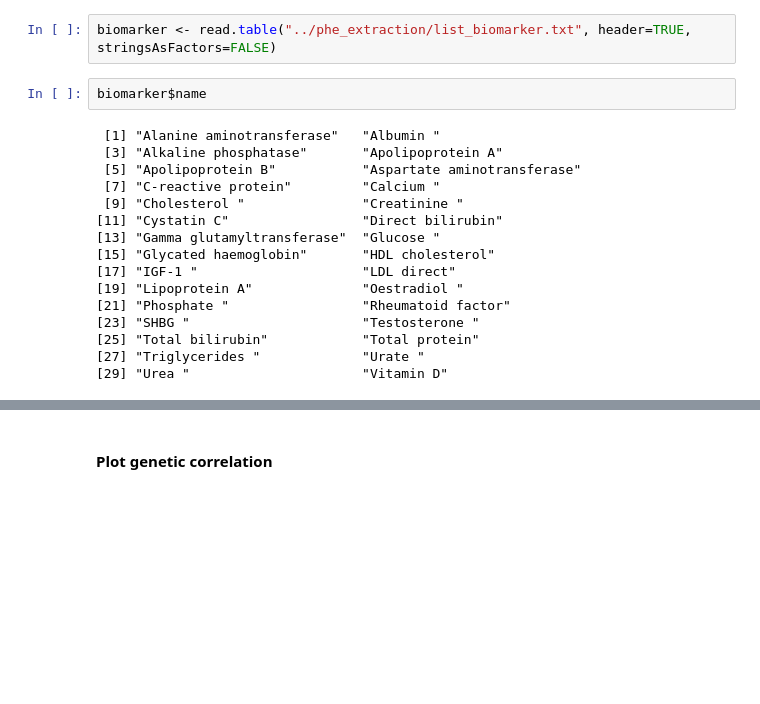
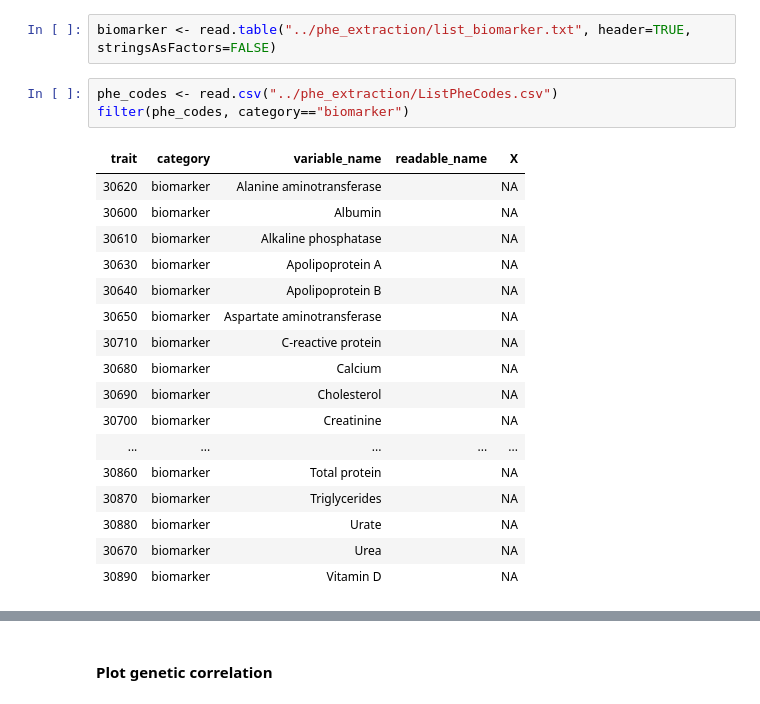
Before and after one commit to rivas-lab/sex-diff-biomarker-genetics, a Jupyter notebook: notebooks/ExamineResultsBiomarkerRun.ipynb, the cells around one changed output, grey strips where cells are left out. Cells and saved outputs as stored; diff of their text form; blank space fills up the shorter version.

```diff
--- a/notebooks/ExamineResultsBiomarkerRun.ipynb
+++ b/notebooks/ExamineResultsBiomarkerRun.ipynb
@@ -27,21 +27,24 @@ Turner, S.D. qqman: an R package for visualizing GWAS results using Q-Q and manh
 ## Model 1 Results
 # %%
 biomarker <- read.table("../phe_extraction/list_biomarker.txt", header=TRUE, stringsAsFactors=FALSE)
-# %%
-biomarker$name
-# %% [output]
- [1] "Alanine aminotransferase"   "Albumin "
- [3] "Alkaline phosphatase"       "Apolipoprotein A"
- [5] "Apolipoprotein B"           "Aspartate aminotransferase"
- [7] "C-reactive protein"         "Calcium "
- [9] "Cholesterol "               "Creatinine "
-[11] "Cystatin C"                 "Direct bilirubin"
-[13] "Gamma glutamyltransferase"  "Glucose "
-[15] "Glycated haemoglobin"       "HDL cholesterol"
-[17] "IGF-1 "                     "LDL direct"
-[19] "Lipoprotein A"              "Oestradiol "
-[21] "Phosphate "                 "Rheumatoid factor"
-[23] "SHBG "                      "Testosterone "
-[25] "Total bilirubin"            "Total protein"
-[27] "Triglycerides "             "Urate "
-[29] "Urea "                      "Vitamin D"
+# %%
+phe_codes <- read.csv("../phe_extraction/ListPheCodes.csv")
+filter(phe_codes, category=="biomarker")
+# %% [output]
+| trait | category | variable_name | readable_name | X |
+| 30620 | biomarker | Alanine aminotransferase |  | NA |
+| 30600 | biomarker | Albumin |  | NA |
+| 30610 | biomarker | Alkaline phosphatase |  | NA |
+| 30630 | biomarker | Apolipoprotein A |  | NA |
+| 30640 | biomarker | Apolipoprotein B |  | NA |
+| 30650 | biomarker | Aspartate aminotransferase |  | NA |
+| 30710 | biomarker | C-reactive protein |  | NA |
+| 30680 | biomarker | Calcium |  | NA |
+| 30690 | biomarker | Cholesterol |  | NA |
+| 30700 | biomarker | Creatinine |  | NA |
+| ... | ... | ... | ... | ... |
+| 30860 | biomarker | Total protein |  | NA |
+| 30870 | biomarker | Triglycerides |  | NA |
+| 30880 | biomarker | Urate |  | NA |
+| 30670 | biomarker | Urea |  | NA |
+| 30890 | biomarker | Vitamin D |  | NA |
```
Also changed, not shown: parts of 10 cells of this notebook, 17 other files.
